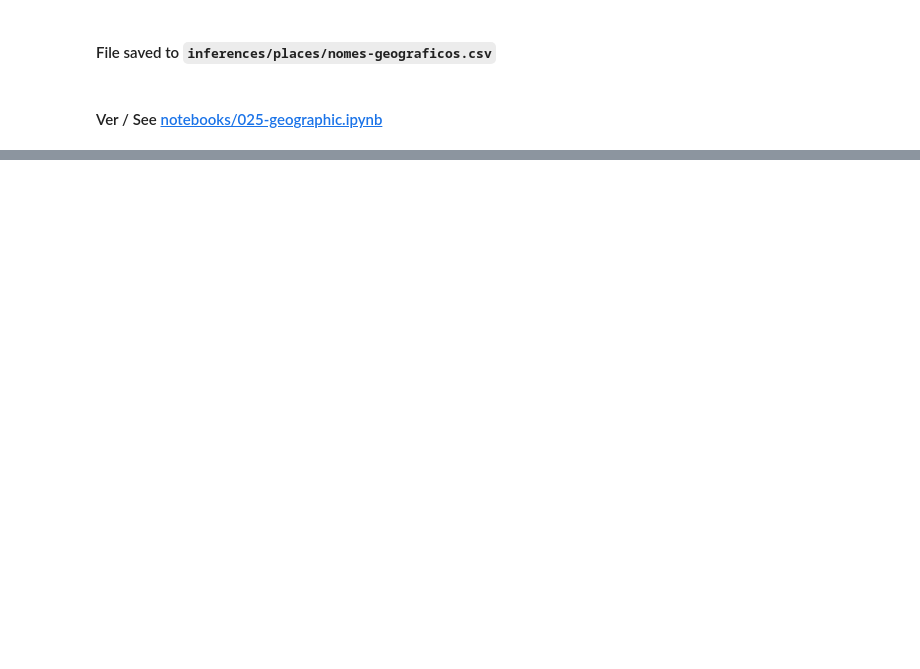
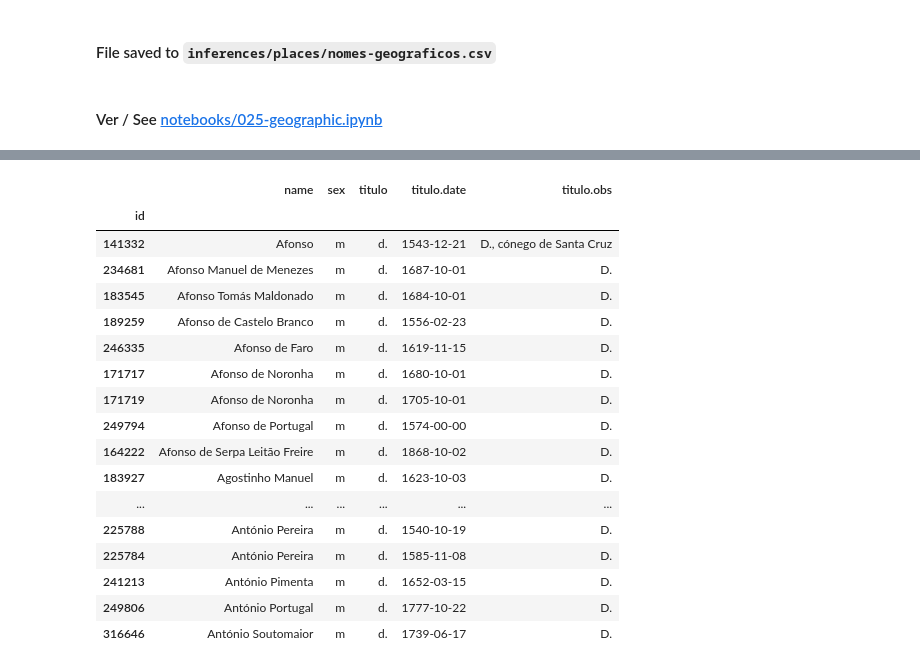
Before and after one commit to joaquimrcarvalho/fauc1537-1919, a Jupyter notebook: notebooks/021-students_attributes.ipynb, the cells around one changed output, grey strips where cells are left out. Cells and saved outputs as stored; diff of their text form; code cells hidden in the pictures; blank space fills up the shorter version.

```diff
--- a/notebooks/021-students_attributes.ipynb
+++ b/notebooks/021-students_attributes.ipynb
@@ -588,0 +685,22 @@ df.to_csv('../inferences/places/nomes-geograficos.csv',sep=',')
+# %%
+lentes = attribute_to_df('titulo',the_value='d.',dates_in = ('1500','1990'))
+lentes.sort_values('name').head(50)
+# %% [output]
+|  | name | sex | titulo | titulo.date | titulo.obs |
+| id |  |  |  |  |  |
+| 141332 | Afonso | m | d. | 1543-12-21 | D., cónego de Santa Cruz |
+| 234681 | Afonso Manuel de Menezes | m | d. | 1687-10-01 | D. |
+| 183545 | Afonso Tomás Maldonado | m | d. | 1684-10-01 | D. |
+| 189259 | Afonso de Castelo Branco | m | d. | 1556-02-23 | D. |
+| 246335 | Afonso de Faro | m | d. | 1619-11-15 | D. |
+| 171717 | Afonso de Noronha | m | d. | 1680-10-01 | D. |
+| 171719 | Afonso de Noronha | m | d. | 1705-10-01 | D. |
+| 249794 | Afonso de Portugal | m | d. | 1574-00-00 | D. |
+| 164222 | Afonso de Serpa Leitão Freire | m | d. | 1868-10-02 | D. |
+| 183927 | Agostinho Manuel | m | d. | 1623-10-03 | D. |
+| ... | ... | ... | ... | ... | ... |
+| 225788 | António Pereira | m | d. | 1540-10-19 | D. |
+| 225784 | António Pereira | m | d. | 1585-11-08 | D. |
+| 241213 | António Pimenta | m | d. | 1652-03-15 | D. |
+| 249806 | António Portugal | m | d. | 1777-10-22 | D. |
+| 316646 | António Soutomaior | m | d. | 1739-06-17 | D. |
```
Also changed, not shown: parts of 15 cells of this notebook.
